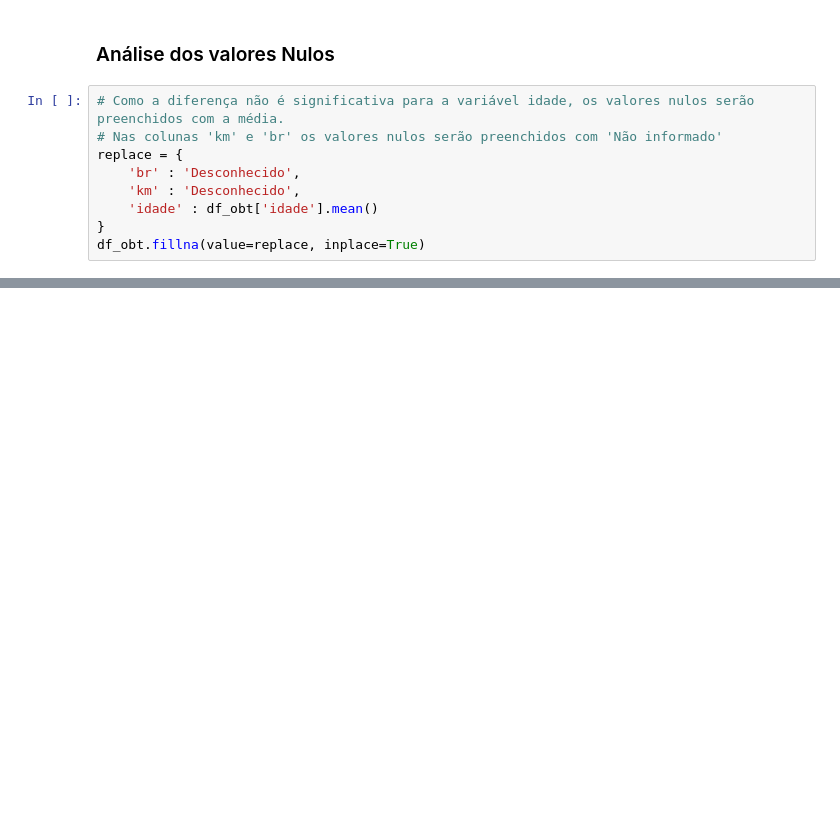
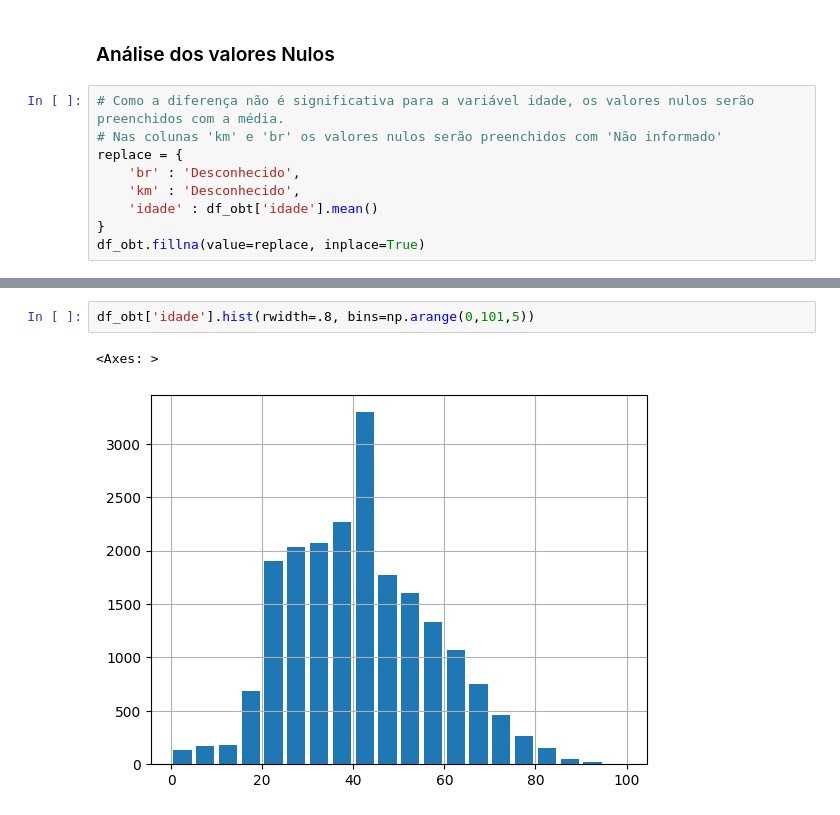
Before and after one commit to Michael-SvCruz/Analise_dados_PRF_acidentes, a Jupyter notebook: analise_acidentes_rodovias.ipynb, the cells around one changed output, grey strips where cells are left out. Cells and saved outputs as stored; diff of their text form; blank space fills up the shorter version.

```diff
--- a/analise_acidentes_rodovias.ipynb
+++ b/analise_acidentes_rodovias.ipynb
@@ -178,0 +219,5 @@ df_obt.to_csv('teste.csv', index=False)
+# %%
+df_obt['idade'].hist(rwidth=.8, bins=np.arange(0,101,5))
+# %% [output]
+<Axes: >
+[figure, added]
```
Also changed, not shown: parts of 15 cells of this notebook.
